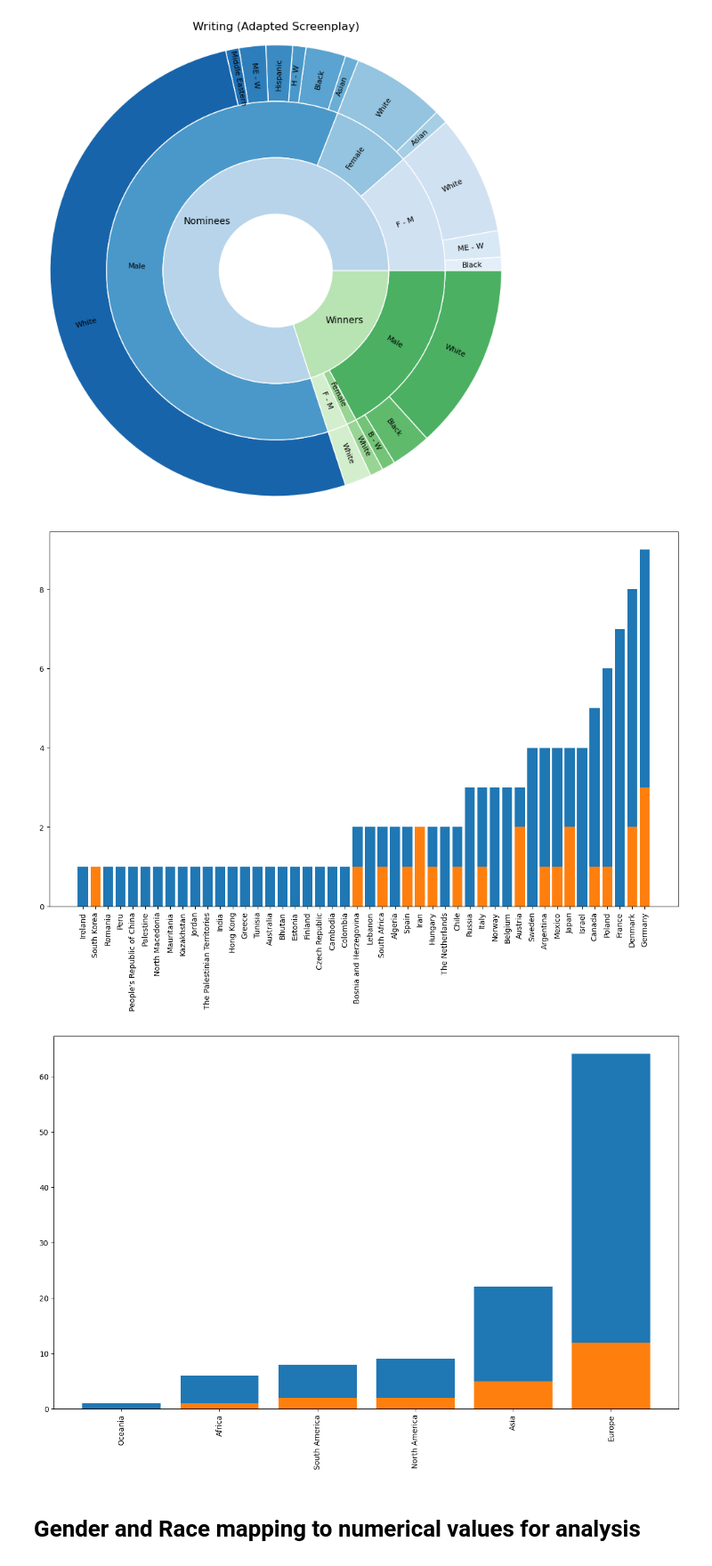
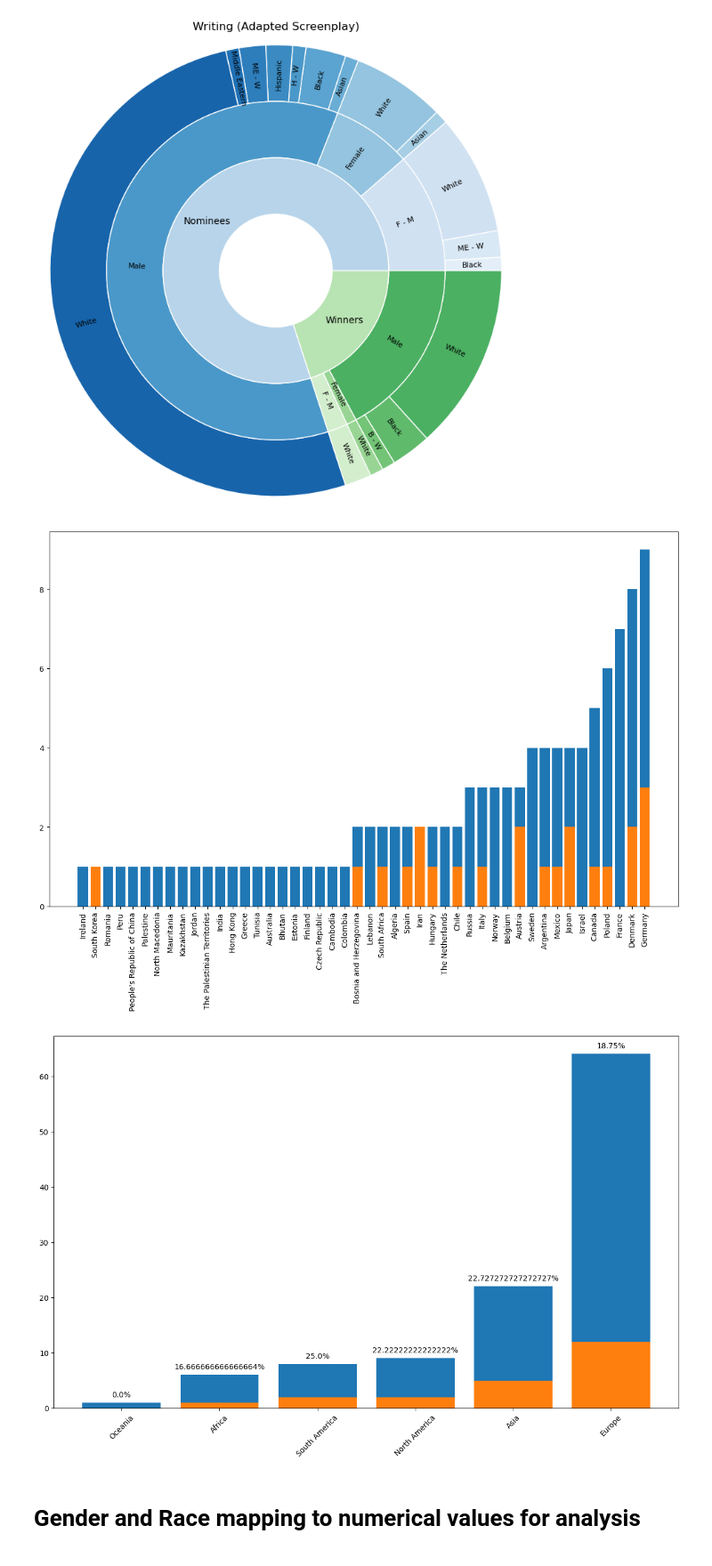
Before and after one commit to Gerard3443/TFG, a Jupyter notebook: Untitled.ipynb, the cells around one changed output. Shown at 89% size. Saved outputs shown, nothing was run; the diff lists cells and outputs as text; code cells hidden in the pictures.

```diff
--- a/Untitled.ipynb
+++ b/Untitled.ipynb
@@ -1034,11 +1063,7 @@ for idx, row in golden_globes[golden_globes['win'] == True].iterrows():
 baftas = pd.read_csv('C:/Users/gerar/OneDrive/Escriptori/UNI/4rt/TFG/DATASETS/bafta_awards.csv', sep=',')
 vis_effects_df = pd.read_csv('C:/Users/gerar/OneDrive/Escriptori/UNI/4rt/TFG/DATASETS/vis_effects_awards.csv', sep=',')
 
-# baftas = baftas[baftas['year'] >= 2002].reset_index(drop=True)
-# baftas = baftas.rename(columns={'year': 'year_ceremony', 'nominee': 'film', 'workers': 'name'})
-# baftas.sort_values(by='year_ceremony')
-
-for idx, row in baftas[baftas['category'].isin(['Visual Effects', 'Film Editin'])].iterrows():
+for idx, row in baftas[baftas['category'].isin(['Visual Effects', 'Film Editing'])].iterrows():
     academy_awards_nominees.update_many({'year_ceremony': {'$gte': 2002},
                                              'category': row['category'],
                                              'film': row['film']},
@@ -1278,26 +1273,35 @@ for category in ['Directing', 'Animated Feature Film', 'Makeup and Hairstyling',
 # %%
 countries_df = pd.DataFrame(academy_awards_nominees.find({'category': 'International Feature Film',
                                                           'year_ceremony': {'$gte': 2002}}))[['film', 'country',
                                                                                               'continent', 'winner']]
 fig, ax1 = plt.subplots(figsize=(15, 9))
 countries_aux_df = countries_df.groupby(['country']).size().to_frame('num').reset_index().sort_values(by='num')
 countries_aux_df2 = countries_df[countries_df['winner'] == True].groupby(['country']).size().to_frame('num').reset_index().sort_values(by='num')
 ax1.bar(countries_aux_df['country'], countries_aux_df['num'])
 ax1.bar(countries_aux_df2['country'], countries_aux_df2['num'])
 for item in ax1.get_xticklabels():
     item.set_rotation(90)
 
 
 fig, ax2 = plt.subplots(figsize=(15, 9))
-countries_aux_df = countries_df.groupby(['continent']).size().to_frame('num').reset_index().sort_values(by='num')
+countries_aux_df = countries_df.groupby(['continent']).size().to_frame('num').sort_values(by='num').reset_index()
 countries_aux_df2 = countries_df[countries_df['winner'] == True].groupby(['continent']).size().to_frame('num').reset_index().sort_values(by='num')
+for el in countries_aux_df['continent']:
+    if el not in countries_aux_df2['continent'].tolist():
+        countries_aux_df2.loc[len(countries_aux_df2)] = [el, 0]
+countries_aux_df2 = countries_aux_df2.sort_values(by='num').reset_index(drop=True)
+
 ax2.bar(countries_aux_df['continent'], countries_aux_df['num'])
 ax2.bar(countries_aux_df2['continent'], countries_aux_df2['num'])
 for item in ax2.get_xticklabels():
-    item.set_rotation(90)
+    item.set_rotation(45)
+
+for i, v in enumerate(countries_aux_df['num']):
+    ax2.text(i, v + 0.75,
+             ''.join([str(countries_aux_df2['num'][i] / countries_aux_df['num'][i] * 100), '%']), ha='center', va='bottom')
 # %% [output]
 [figure]
-[figure, old version]
+[figure, new version]
 # %% [markdown]
 # Gender and Race mapping to numerical values for analysis
 # %%
```
Also changed, not shown: parts of 25 cells of this notebook.
